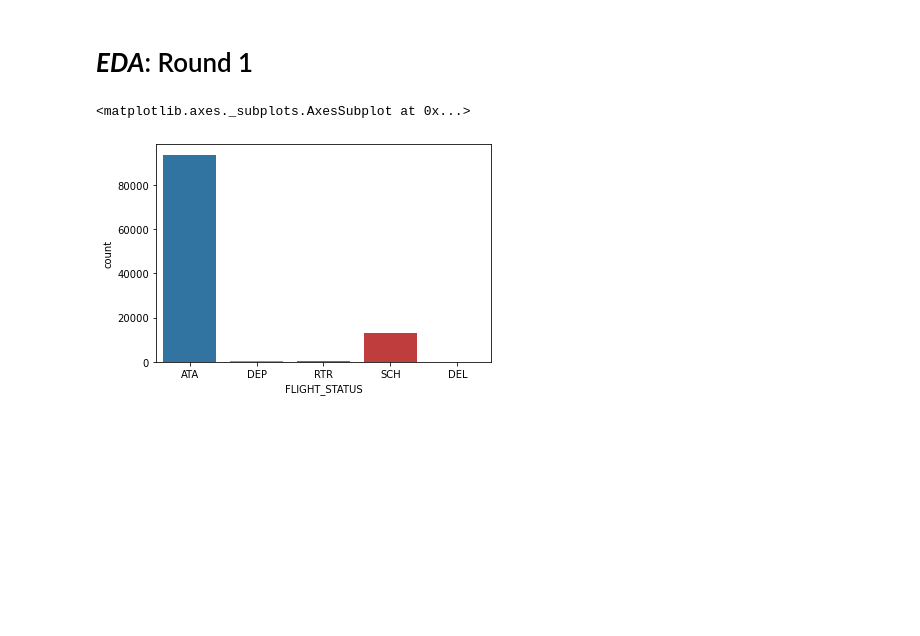
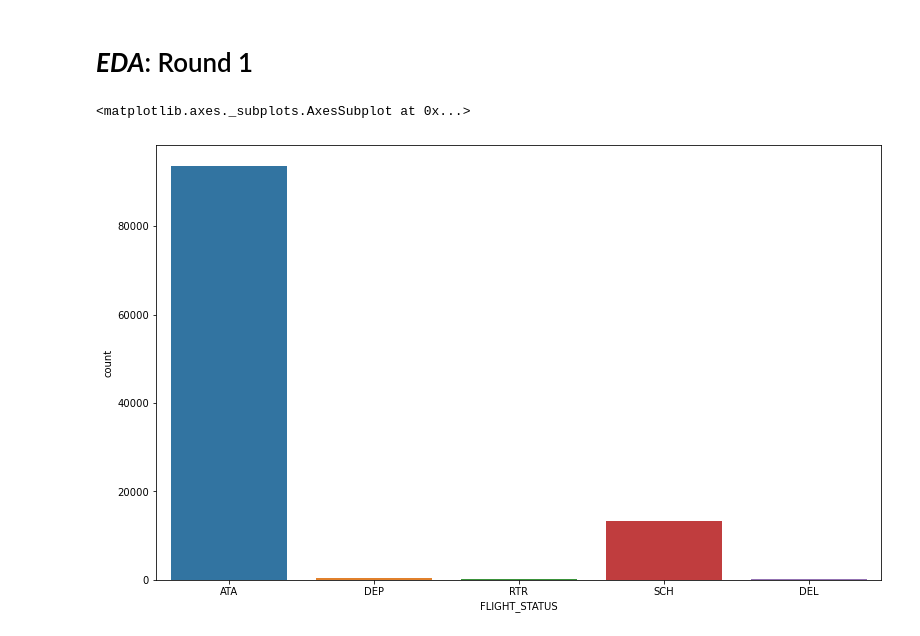
Before and after one commit to IgnacioNicolasAlvarez/Competicion-vuelos-datasource.ai, a Jupyter notebook: Vuelos.ipynb, the cells around one changed output. Cells and saved outputs as stored; diff of their text form; code cells hidden in the pictures; blank space fills up the shorter version.

```diff
--- a/Vuelos.ipynb
+++ b/Vuelos.ipynb
@@ -195,7 +195,9 @@ Ejemplo: *__TU 0712__*
 # %% [markdown]
 # *__EDA__*: Round 1
 # %%
+plt.figure(figsize=(13,8))
+
 sns.countplot(x='FLIGHT_STATUS',  data=df_train)
 # %% [output]
 <matplotlib.axes._subplots.AxesSubplot at 0x...>
-[figure, old version]
+[figure, new version]
```
Also changed, not shown: parts of 4 cells of this notebook.
